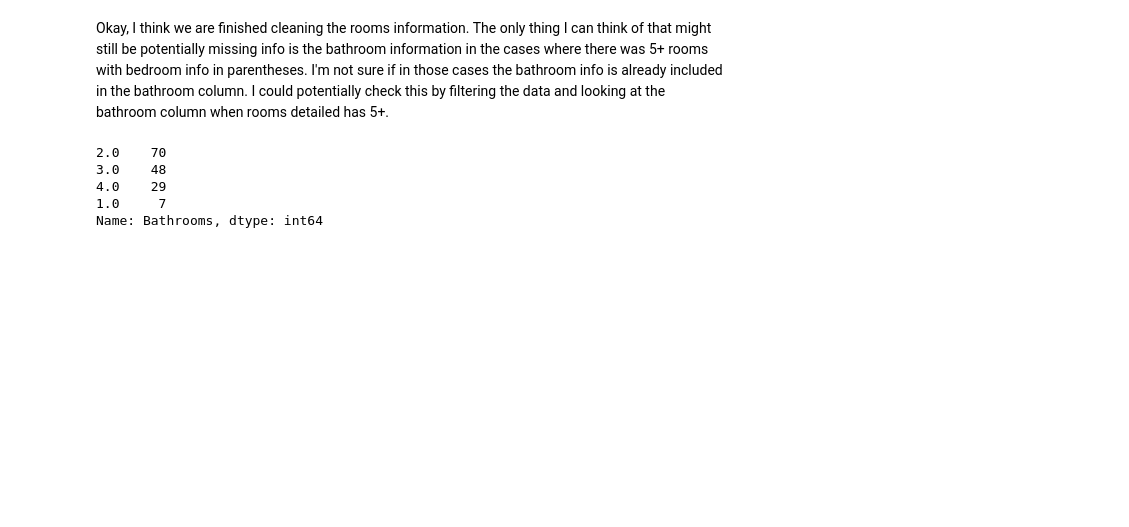
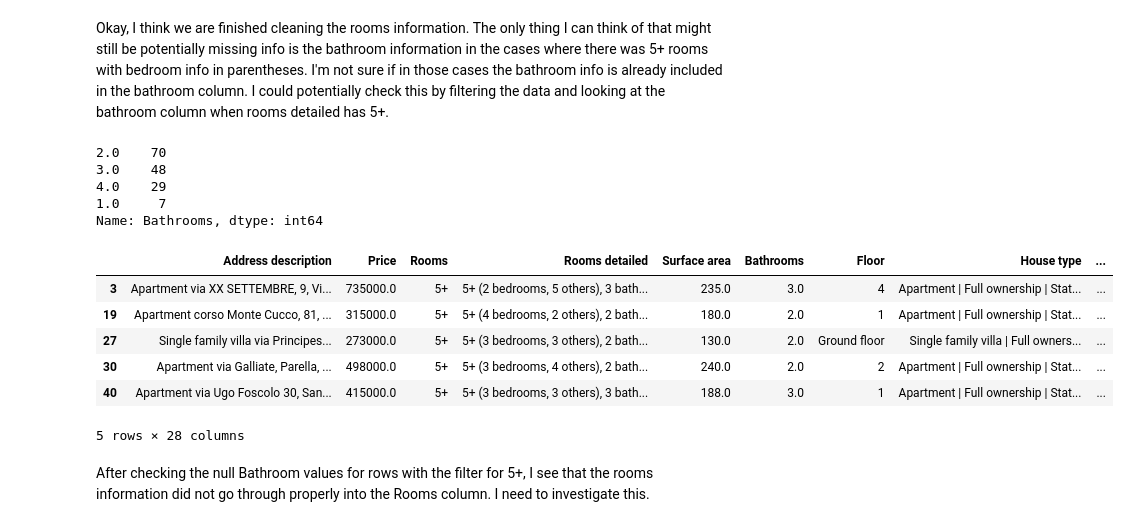
Before and after one commit to bakerhans/torino_house_prices, a Jupyter notebook: torino-houses-data-cleaning-exploration.ipynb, the cells around one changed output. Saved outputs shown, nothing was run; the diff lists cells and outputs as text; code cells hidden in the pictures; blank space fills up the shorter version.

Commit message:
finalized and cleaned up room columns

```diff
--- a/torino-houses-data-cleaning-exploration.ipynb
+++ b/torino-houses-data-cleaning-exploration.ipynb
@@ -1615,3 +1615,14 @@ filtered_bathrooms.value_counts()
 4.0    29
 1.0     7
 Name: Bathrooms, dtype: int64
+# %%
+filtered_bathrooms_df = th_no_missing_price[fiveplus_condition]
+filtered_bathrooms_df.head()
+# %% [output]
+|  | Address description | Price | Rooms | Rooms detailed | Surface area | Bathrooms | Floor | House type | ... |
+| 3 | Apartment via XX SETTEMBRE, 9, Vi... | 735000.0 | 5+ | 5+ (2 bedrooms, 5 others), 3 bath... | 235.0 | 3.0 | 4 | Apartment | Full ownership | Stat... | ... |
+| 19 | Apartment corso Monte Cucco, 81, ... | 315000.0 | 5+ | 5+ (4 bedrooms, 2 others), 2 bath... | 180.0 | 2.0 | 1 | Apartment | Full ownership | Stat... | ... |
+| 27 | Single family villa via Principes... | 273000.0 | 5+ | 5+ (3 bedrooms, 3 others), 2 bath... | 130.0 | 2.0 | Ground floor | Single family villa | Full owners... | ... |
+| 30 | Apartment via Galliate, Parella, ... | 498000.0 | 5+ | 5+ (3 bedrooms, 4 others), 2 bath... | 240.0 | 2.0 | 2 | Apartment | Full ownership | Stat... | ... |
+| 40 | Apartment via Ugo Foscolo 30, San... | 415000.0 | 5+ | 5+ (3 bedrooms, 3 others), 3 bath... | 188.0 | 3.0 | 1 | Apartment | Full ownership | Stat... | ... |
+5 rows × 28 columns
@@ -1617,0 +1632,2 @@ Name: Bathrooms, dtype: int64
+# %% [markdown]
+After checking the null Bathroom values for rows with the filter for 5+, I see that the rooms information did not go through properly into the Rooms column. I need to investigate this.
```
Also changed, not shown: parts of 9 cells of this notebook.
